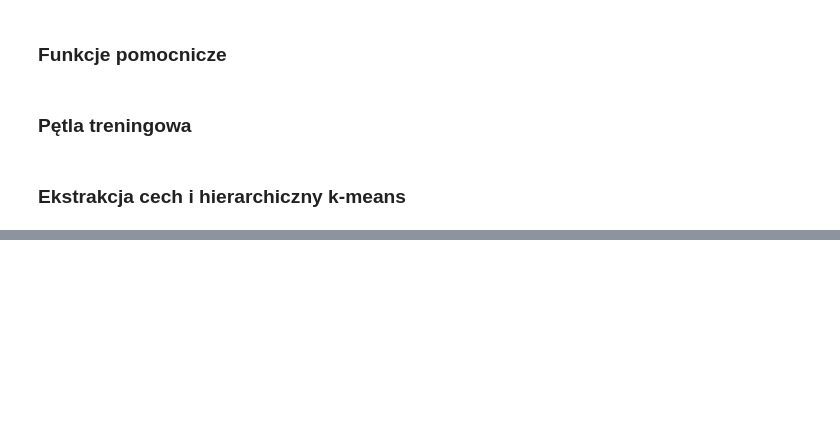
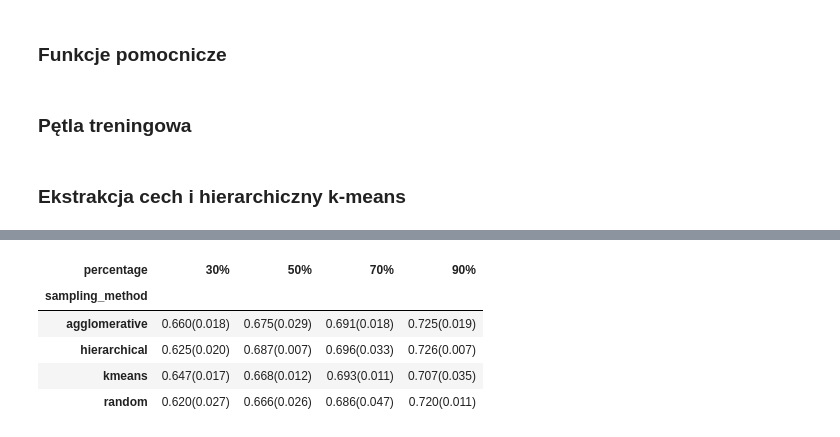
Before and after one commit to Micaet/WB2_Project, a Jupyter notebook: experiment_notebooks/from_scratch_training.ipynb, the cells around one changed output, grey strips where cells are left out. Drawn from its saved outputs; the diff is of its cells as text; code cells hidden in the pictures; blank space fills up the shorter version.

```diff
--- a/experiment_notebooks/from_scratch_training.ipynb
+++ b/experiment_notebooks/from_scratch_training.ipynb
@@ -282,7 +351,7 @@ def get_dino_embeddings(dataset, batch_size=128):
     extractor = AutoModel.from_pretrained("facebook/dinov2-large")
     extractor.eval().to(device)
     all_embeddings = []
-    with torch.inference_mode(), torch.amp.autocast("cuda"):
+    with torch.inference_mode(), torch.amp.autocast("cuda", enabled=device.type == "cuda"):
         for imgs, _ in tqdm(
             DataLoader(dataset, batch_size=batch_size, shuffle=False, num_workers=0),
             desc="DINO feature extraction",
@@ -670,0 +666,49 @@ for p in percentages:
+# %%
+def test_model(model, test_loader=test_loader):
+    model.eval()
+    all_count = 0
+    predicted_count = 0
+    with torch.inference_mode():
+        for images, labels in test_loader:
+            images, labels = images.to(device), labels.to(device)
+            _, predicted = torch.max(model(images),1)
+            predicted_count += sum(predicted==labels)
+            all_count += len(labels)
+
+    return (predicted_count/all_count).cpu()
+
+
+arrs = [[],[],[],[]]
+for path in tqdm(Path(r"C:\Users\Kacper\Documents\iad 6 sem\wb2\WB2_Project\models_percentage").rglob("*.pt"), total =64):
+    if path.name.split("_")[1]=="2":
+        continue
+    name, percentage = path.name.split("_")[0], path.name.split("_")[1]
+    seed = int(path.name.split("_")[2][4:-3])
+    model = models.resnet18(weights=None)
+    model.fc = nn.Linear(model.fc.in_features, 10)
+    model.load_state_dict(torch.load(path))
+    model.to(device)
+    arrs[0].append(name)
+    arrs[1].append(percentage)
+    arrs[2].append(test_model(model))
+    arrs[3].append(seed)
+
+df = pd.DataFrame({
+    "sampling_method": arrs[0],
+    "percentage": arrs[1],
+    "seed": arrs[3],
+    "test_accuracy": arrs[2],
+})
+
+means = df.groupby(["sampling_method","percentage"])["test_accuracy"].mean()
+stds = df.groupby(["sampling_method","percentage"])["test_accuracy"].std()
+
+table = means.combine(stds, lambda m, s: f"{m:.3f}({s:.3f})").unstack("percentage")
+table
+# %% [output]
+| percentage | 30% | 50% | 70% | 90% |
+| sampling_method |  |  |  |  |
+| agglomerative | 0.660(0.018) | 0.675(0.029) | 0.691(0.018) | 0.725(0.019) |
+| hierarchical | 0.625(0.020) | 0.687(0.007) | 0.696(0.033) | 0.726(0.007) |
+| kmeans | 0.647(0.017) | 0.668(0.012) | 0.693(0.011) | 0.707(0.035) |
+| random | 0.620(0.027) | 0.666(0.026) | 0.686(0.047) | 0.720(0.011) |
```
Also changed, not shown: parts of 16 cells of this notebook.
